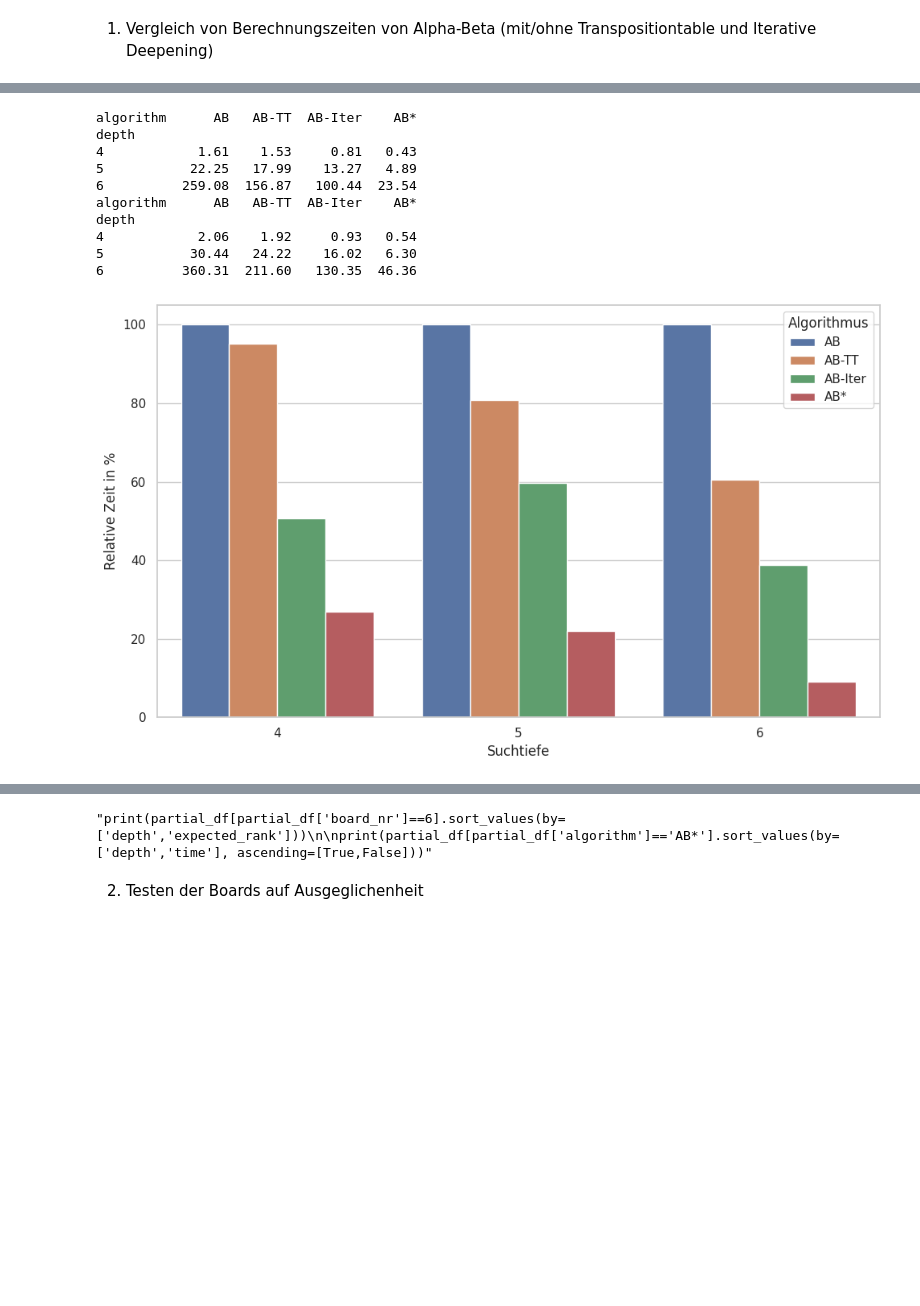
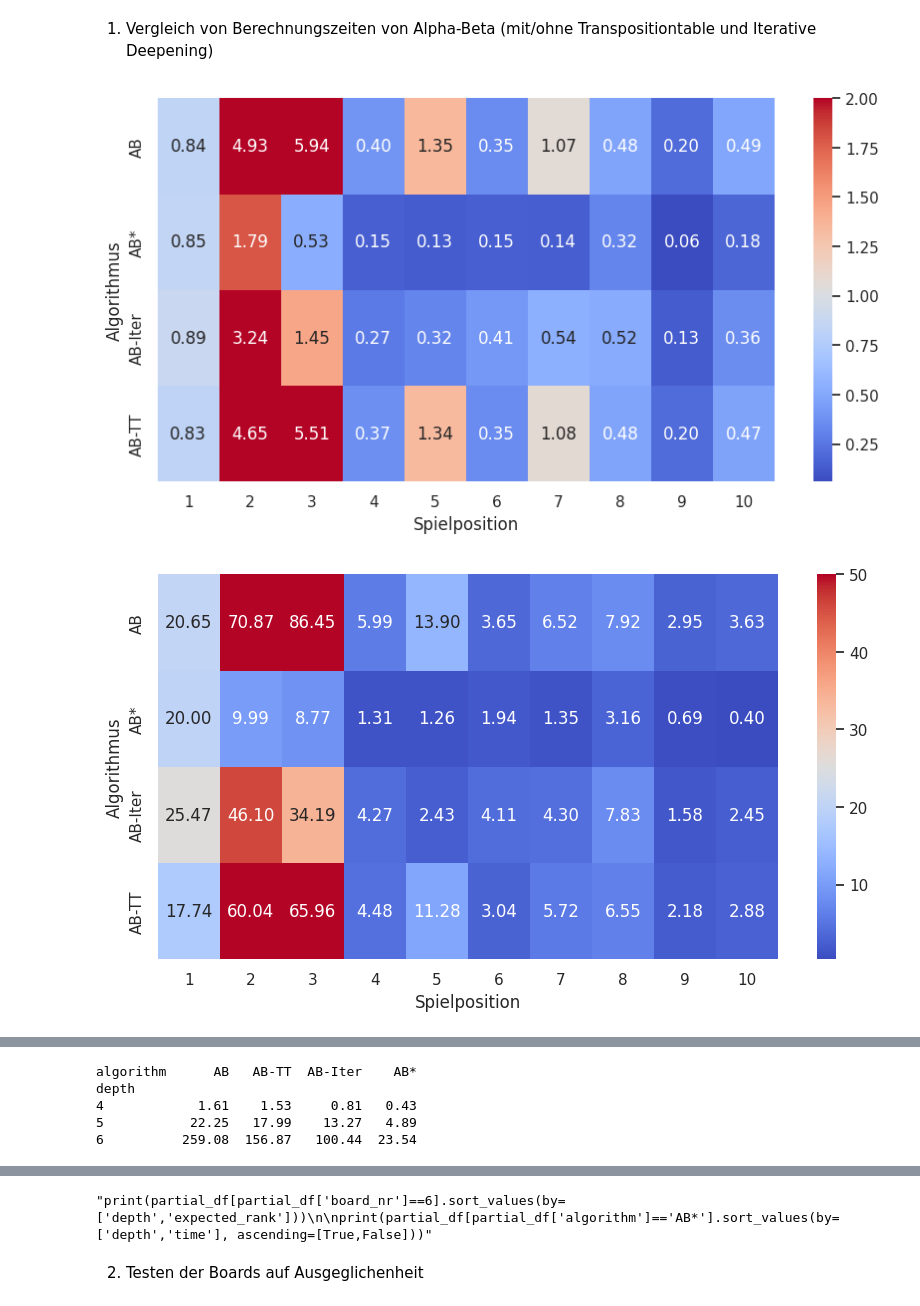
Before and after one commit to l3yd/bachelorarbeit, a Jupyter notebook: experiments.ipynb, the cells around one changed output, grey strips where cells are left out. Saved outputs shown, nothing was run; the diff lists cells and outputs as text; code cells hidden in the pictures; blank space fills up the shorter version.

Commit message:
plotted heatmaps

```diff
--- a/experiments.ipynb
+++ b/experiments.ipynb
@@ -125,6 +125,8 @@ print(filtered_df)"""
 
 df = pd.read_csv('data/alphabeta_comptime.csv')
 
+order = ['AB', 'AB-TT', 'AB-Iter', 'AB*']
+
 def get_algorithm(row):
     if not row['use_tt'] and not row['use_iterdeep']:
         return 'AB'
@@ -135,46 +137,86 @@ def get_algorithm(row):
     else:
         return 'AB*'
 
+def get_algorithm_number(row):
+    if row['algorithm'] == 'AB':
+        return 0
+    elif row['algorithm'] == 'AB-TT':
+        return 1
+    elif row['algorithm'] == 'AB-Iter':
+        return 2
+    else:
+        return 3
+
 df['algorithm'] = df.apply(get_algorithm, axis=1)
+df['alg_number'] = df.apply(get_algorithm_number, axis=1)
+
+"""
+df_filtered = df[['board_nr','depth','time','algorithm','alg_number']].loc[df['board_nr']==1]
+df_filtered = df_filtered.sort_values(by=['board_nr','depth','alg_number'])
+print(df_filtered)
+"""
+sns.set_theme(style="whitegrid")
+
+heatmap_data_4 = df[df['depth'] == 4].pivot(index='algorithm', columns='board_nr', values='time').round(2)
+heatmap_data_5 = df[df['depth'] == 5].pivot(index='algorithm', columns='board_nr', values='time').round(2)
+heatmap_data_6 = df[df['depth'] == 6].pivot(index='algorithm', columns='board_nr', values='time').round(1)
+plt.figure(figsize=(10,5))
+sns.heatmap(heatmap_data_4, annot=True, cmap="coolwarm", fmt=".2f",vmax=2)
+#plt.title('Rechenzeiten je Spielstellung und Algorithmus (Suchtiefe 4)')
+plt.xlabel('Spielposition')
+plt.ylabel('Algorithmus')
+plt.show()
+plt.figure(figsize=(10,5))
+sns.heatmap(heatmap_data_5, annot=True, cmap="coolwarm", fmt=".2f",vmax=50)
+#plt.title('Rechenzeiten je Spielstellung und Algorithmus (Suchtiefe 5)')
+plt.xlabel('Spielposition')
+plt.ylabel('Algorithmus')
+plt.show()
+plt.figure(figsize=(11,5))
+sns.heatmap(heatmap_data_6, annot=True, cmap="coolwarm", fmt=".1f",vmax=500)
+#plt.title('Rechenzeiten je Spielstellung und Algorithmus (Suchtiefe 6)')
+plt.xlabel('Spielposition')
+plt.ylabel('Algorithmus')
+plt.show()
 
 summary = df.groupby(['algorithm', 'depth'])['time'].agg(['mean','std']).reset_index()
-
-order = ['AB', 'AB-TT', 'AB-Iter', 'AB*']
 
 table_mean = summary.pivot(index='depth', columns='algorithm', values='mean').round(2).reindex(columns=order)
 print(table_mean)
 table_std = summary.pivot(index='depth', columns='algorithm', values='std').round(2).reindex(columns=order)
-print(table_std)
+#print(table_std)
 
 max_time_per_depth = summary.groupby(['depth'])['mean'].max().rename('max_time')
 summary_with_max = summary.merge(max_time_per_depth, on='depth', how='left')
 summary_with_max['relative_time'] = summary_with_max['mean'] / summary_with_max['max_time'] * 100
 
 sns.set_theme(style="whitegrid")
 plt.figure(figsize=(10, 6))
 sns.barplot(data=summary_with_max, x='depth', y='relative_time', hue='algorithm', hue_order=order)
 #plt.title("Relative durchschnittliche Rechenzeit pro Suchtiefe und Algorithmus")
 plt.ylabel("Relative Zeit in %")
 plt.xlabel("Suchtiefe")
 plt.legend(title="Algorithmus")
 plt.tight_layout()
 plt.show()
 
 """partial_df = df[['board_nr','algorithm','depth','time']]
 
 order_map = {alg: i for i, alg in enumerate(order)}
 partial_df['expected_rank'] = partial_df['algorithm'].map(order_map)
 
 for i in range(1, len(boards)+1):
     board_df = partial_df[partial_df['board_nr']==i]
     for d in range(4,7):
         depth_df = board_df[board_df['depth']==d]
         time_df = depth_df.sort_values('time',ascending=False).reset_index(drop=True)
         wrong_order = time_df[time_df.index < time_df['expected_rank']]
         if not wrong_order.empty:
             print(wrong_order)"""
 
 """print(partial_df[partial_df['board_nr']==6].sort_values(by=['depth','expected_rank']))
 
 print(partial_df[partial_df['algorithm']=='AB*'].sort_values(by=['depth','time'], ascending=[True,False]))"""
 # %% [output]
+[figure, new version]
+[figure, added]
@@ -183,9 +226,3 @@ depth
 4            1.61    1.53     0.81   0.43
 5           22.25   17.99    13.27   4.89
 6          259.08  156.87   100.44  23.54
-algorithm      AB   AB-TT  AB-Iter    AB*
-depth
-4            2.06    1.92     0.93   0.54
-5           30.44   24.22    16.02   6.30
-6          360.31  211.60   130.35  46.36
-[figure, old version]
```
Also changed, not shown: parts of 1 cell of this notebook, 3 other files.
